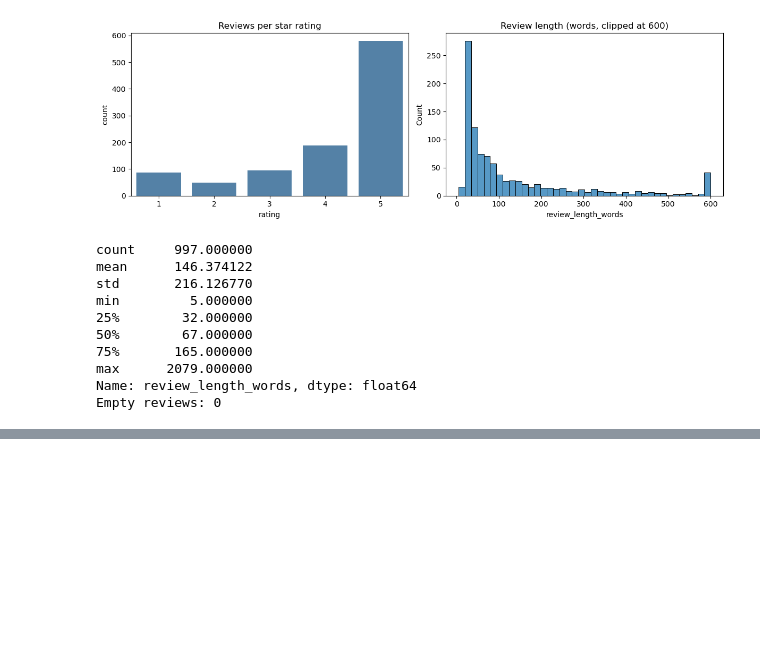
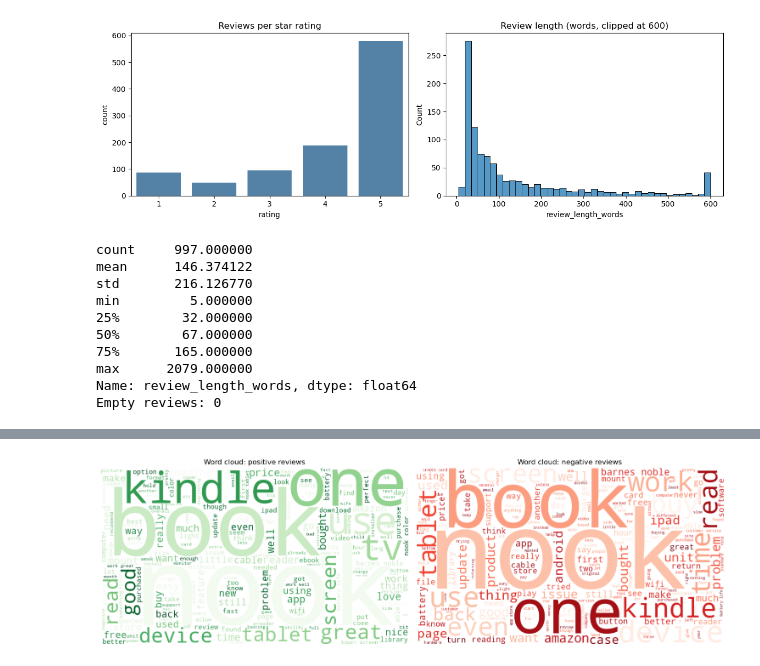
Before and after one commit to Gyrith/Amazon-reviews-NLP-Time-Series-Neural-Networks, a Jupyter notebook: C09_MO8.ipynb, the cells around one changed output, grey strips where cells are left out. Saved outputs shown, nothing was run; the diff lists cells and outputs as text; code cells hidden in the pictures; blank space fills up the shorter version.

```diff
--- a/C09_MO8.ipynb
+++ b/C09_MO8.ipynb
@@ -199,0 +324,14 @@ Empty reviews: 0
+# %%
+from wordcloud import WordCloud
+
+fig, axes = plt.subplots(1, 2, figsize=(15, 5))
+for ax, lab, cmap in zip(axes, ['positive', 'negative'], ['Greens', 'Reds']):
+    txt = ' '.join(df.loc[df['sentiment_label'] == lab, 'processed_text'])
+    wc = WordCloud(width=700, height=400, background_color='white', colormap=cmap).generate(txt)
+    ax.imshow(wc)
+    ax.axis('off')
+    ax.set_title(f'Word cloud: {lab} reviews')
+plt.tight_layout()
+plt.show()
+# %% [output]
+[figure, added]
```
Also changed, not shown: parts of 10 cells of this notebook.
